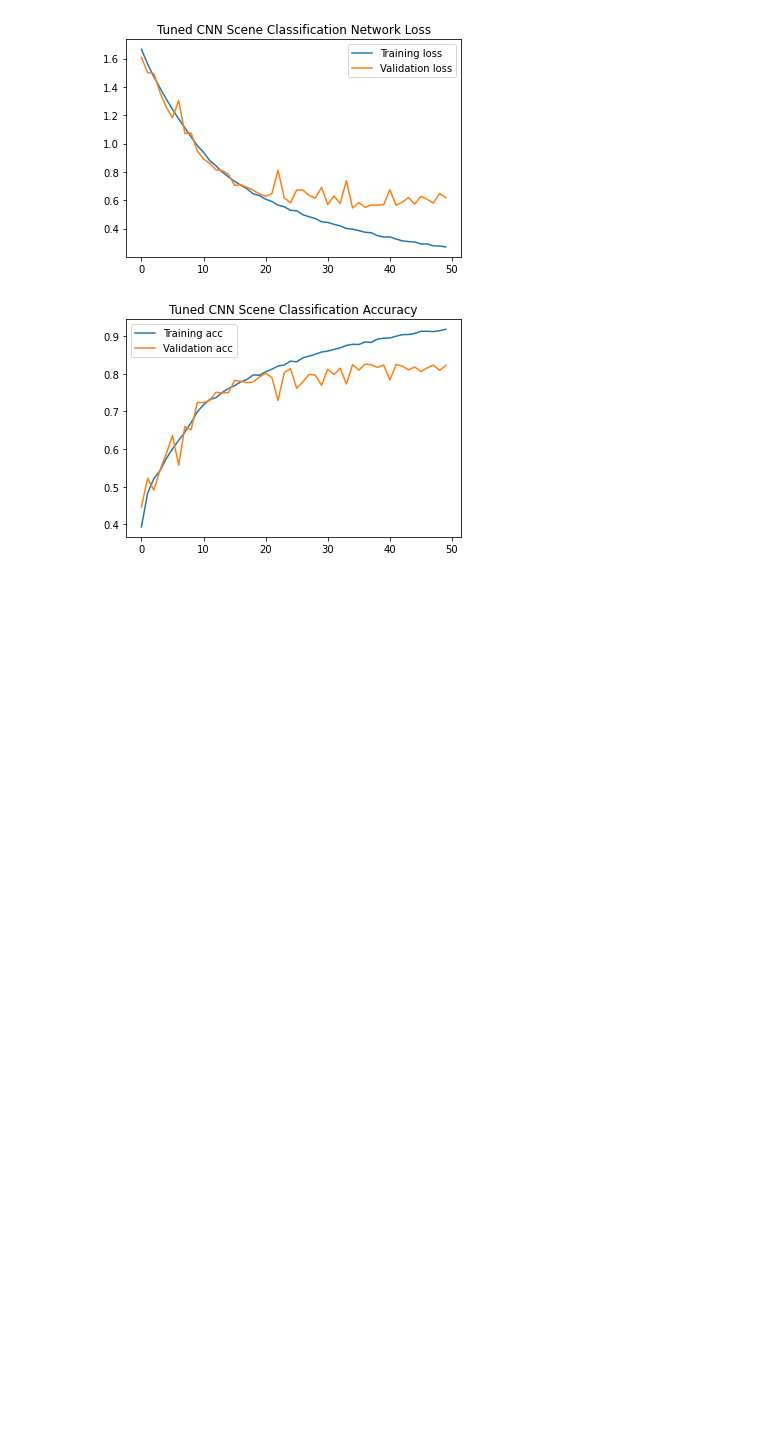
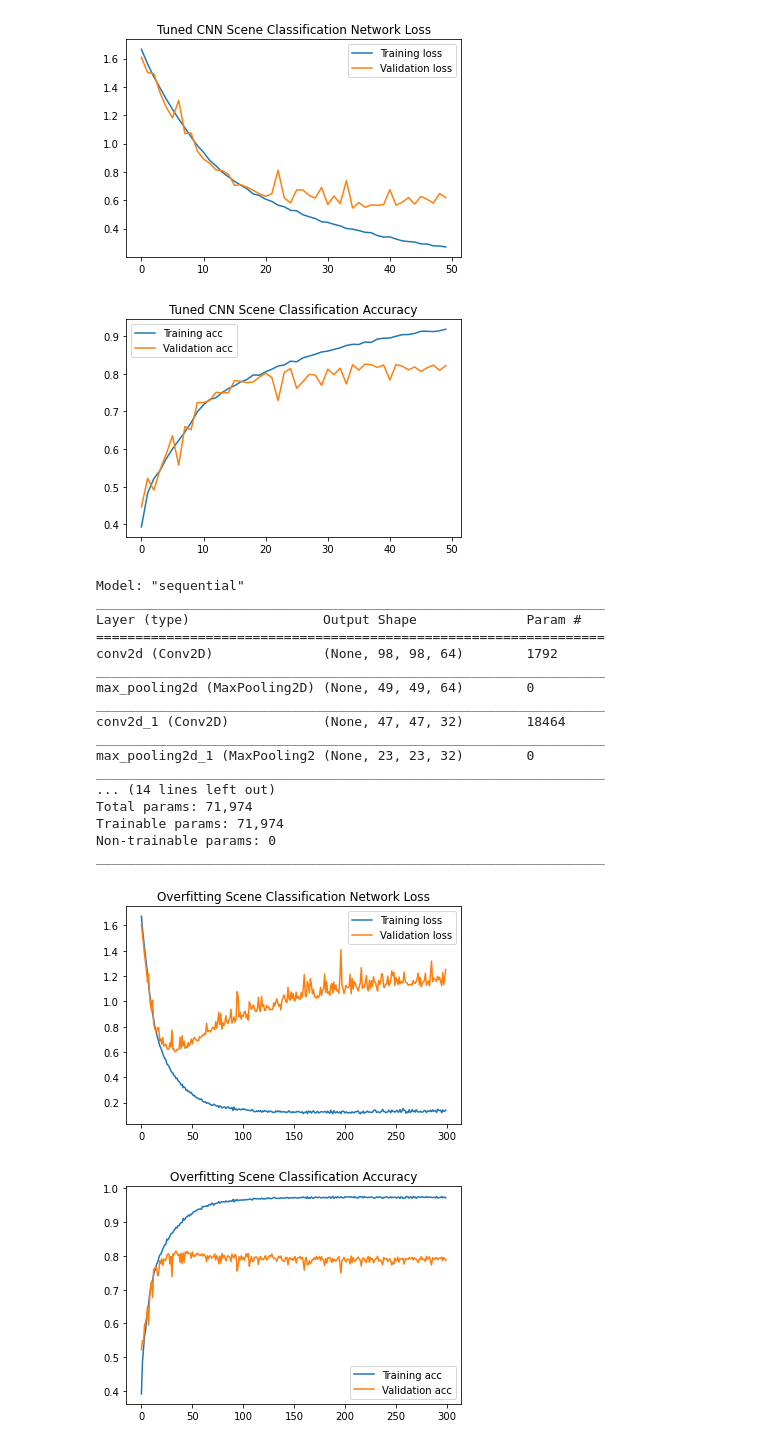
Before and after one commit to camlischke1/SceneClassificationCNN, a Jupyter notebook: ModelStats.ipynb, the cells around one changed output. Cells and saved outputs as stored; diff of their text form; code cells hidden in the pictures; blank space fills up the shorter version.

Commit message:
include the overfitting model

```diff
--- a/ModelStats.ipynb
+++ b/ModelStats.ipynb
@@ -83,3 +83,43 @@ Non-trainable params: 0
 _________________________________________________________________
 [figure]
 [figure]
+# %%
+history = np.load("tuned_model_overfit_train_history.npy", allow_pickle=True).item()
+
+model = load_model("tuned_model_overfit.keras")
+model.summary()
+
+#PLOTS
+plt.plot(history['loss'], label='Training loss')
+plt.plot(history['val_loss'], label='Validation loss')
+plt.title("Overfitting Scene Classification Network Loss")
+plt.legend()
+plt.show()
+
+plt.clf()   # clear figure
+
+plt.plot(history['accuracy'], label='Training acc')
+plt.plot(history['val_accuracy'], label='Validation acc')
+plt.title("Overfitting Scene Classification Accuracy")
+plt.legend()
+plt.show()
+# %% [output]
+Model: "sequential"
+_________________________________________________________________
+Layer (type)                 Output Shape              Param #
+=================================================================
+conv2d (Conv2D)              (None, 98, 98, 64)        1792
+_________________________________________________________________
+max_pooling2d (MaxPooling2D) (None, 49, 49, 64)        0
+_________________________________________________________________
+conv2d_1 (Conv2D)            (None, 47, 47, 32)        18464
+_________________________________________________________________
+max_pooling2d_1 (MaxPooling2 (None, 23, 23, 32)        0
+_________________________________________________________________
+... (14 lines left out)
+Total params: 71,974
+Trainable params: 71,974
+Non-trainable params: 0
+_________________________________________________________________
+[figure, added]
+[figure, added]
```
Also changed, not shown: 2 other files.
